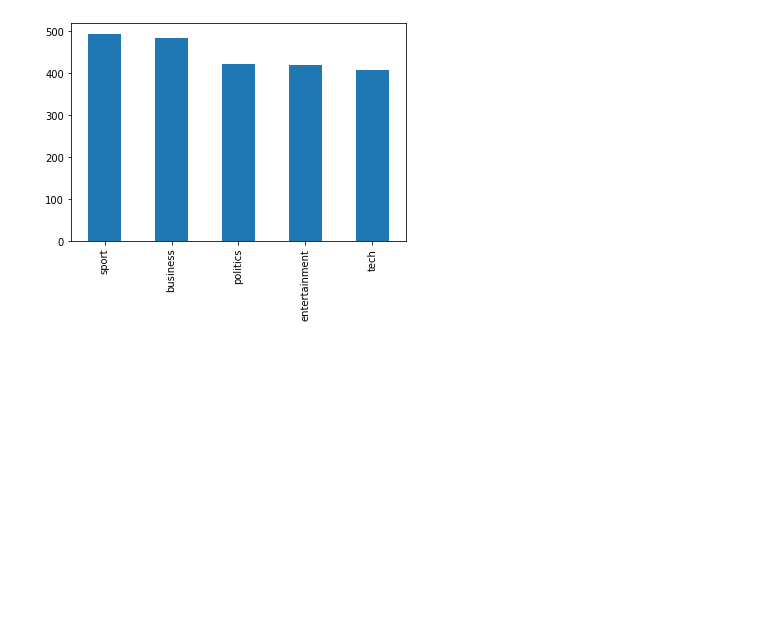
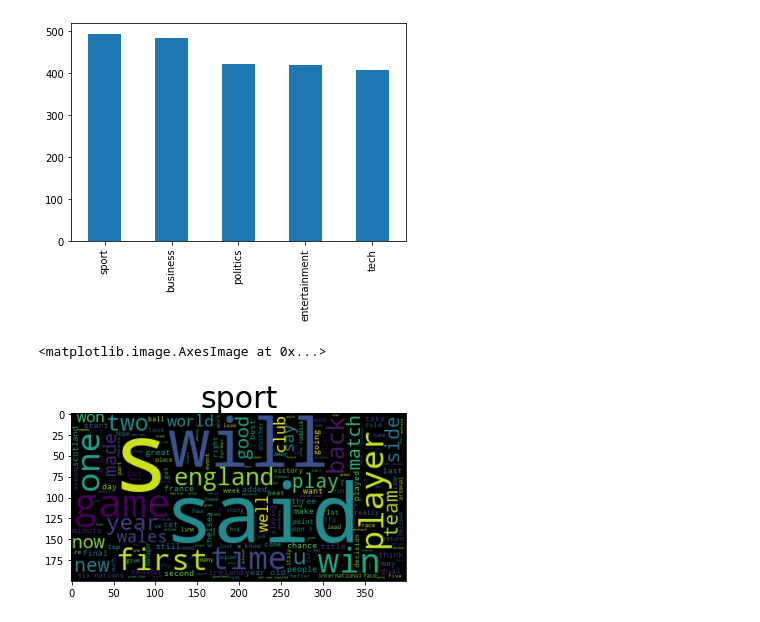
Before and after one commit to mjcortejo/demo-text-classification-scikit, a Jupyter notebook: Analysis.ipynb, the cells around one changed output. Cells and saved outputs as stored; diff of their text form; code cells hidden in the pictures; blank space fills up the shorter version.

Commit message:
feat: add analysis for sport category

```diff
--- a/Analysis.ipynb
+++ b/Analysis.ipynb
@@ -40,3 +41,10 @@ full_df['Category'].value_counts().plot.bar()
 # %% [output]
 <AxesSubplot:>
 [figure]
+# %%
+sport_wordcloud = WordCloud().generate(' '.join(full_df[full_df['Category'] == 'sport']['Text']))
+plt.title("sport", fontsize=30)
+plt.imshow(sport_wordcloud)
+# %% [output]
+<matplotlib.image.AxesImage at 0x...>
+[figure, added]
```
Also changed, not shown: parts of 1 cell of this notebook.
